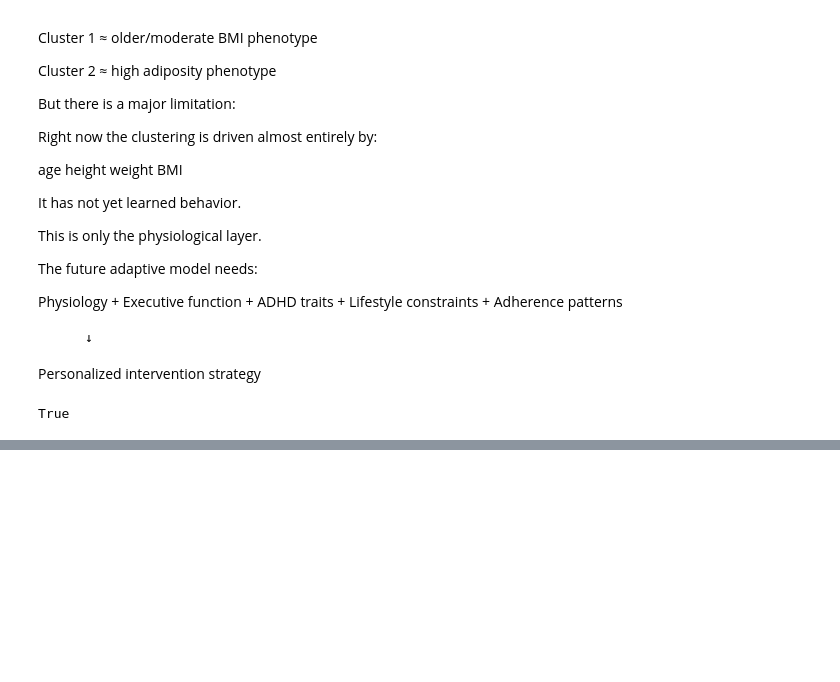
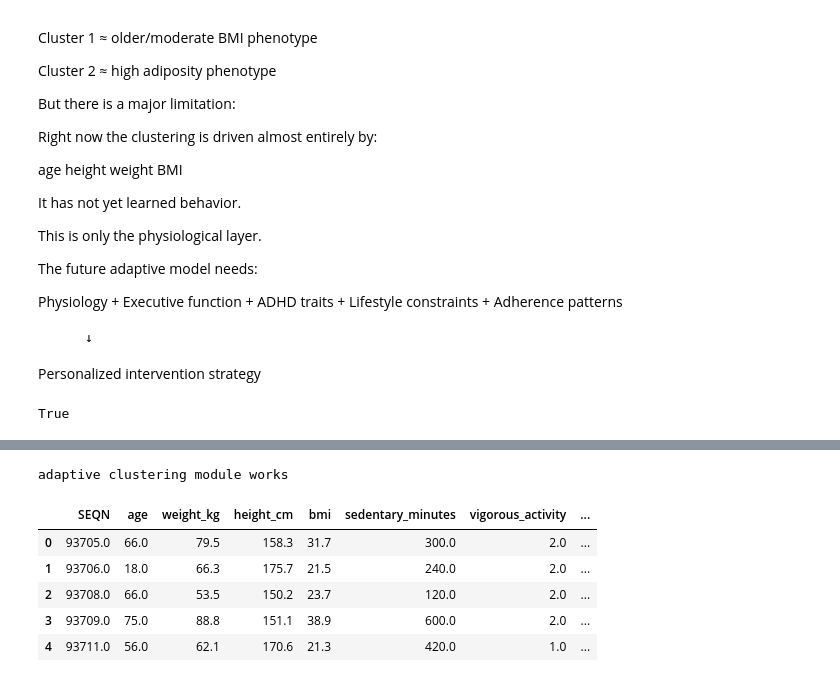
Before and after one commit to crloukas98/adaptive-health-engine, a Jupyter notebook: notebooks/02_feature_engineering.ipynb, the cells around one changed output, grey strips where cells are left out. Saved outputs shown, nothing was run; the diff lists cells and outputs as text; code cells hidden in the pictures; blank space fills up the shorter version.

```diff
--- a/notebooks/02_feature_engineering.ipynb
+++ b/notebooks/02_feature_engineering.ipynb
@@ -372,0 +689,26 @@ True
+# %%
+from src.models.adaptive_clustering import (
+    create_adaptive_clusters
+)
+
+print("adaptive clustering module works")
+# %% [output]
+adaptive clustering module works
+# %%
+from src.models.adaptive_clustering import (
+    create_adaptive_clusters
+)
+
+adaptive_clusters, model, scaler = create_adaptive_clusters(
+    health_behavior_j,
+    n_clusters=4
+)
+
+adaptive_clusters.head()
+# %% [output]
+|  | SEQN | age | weight_kg | height_cm | bmi | sedentary_minutes | vigorous_activity | ... |
+| 0 | 93705.0 | 66.0 | 79.5 | 158.3 | 31.7 | 300.0 | 2.0 | ... |
+| 1 | 93706.0 | 18.0 | 66.3 | 175.7 | 21.5 | 240.0 | 2.0 | ... |
+| 2 | 93708.0 | 66.0 | 53.5 | 150.2 | 23.7 | 120.0 | 2.0 | ... |
+| 3 | 93709.0 | 75.0 | 88.8 | 151.1 | 38.9 | 600.0 | 2.0 | ... |
+| 4 | 93711.0 | 56.0 | 62.1 | 170.6 | 21.3 | 420.0 | 1.0 | ... |
```
Also changed, not shown: parts of 44 cells of this notebook, 9 other files.
